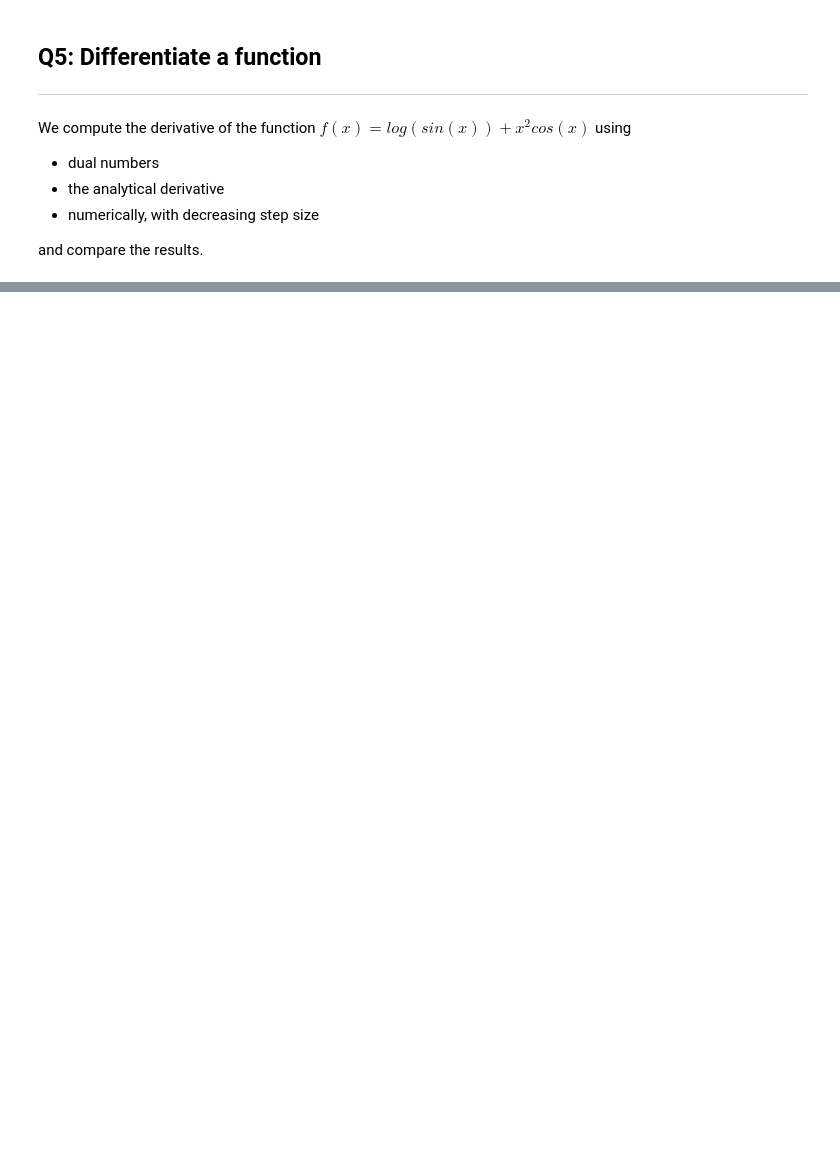
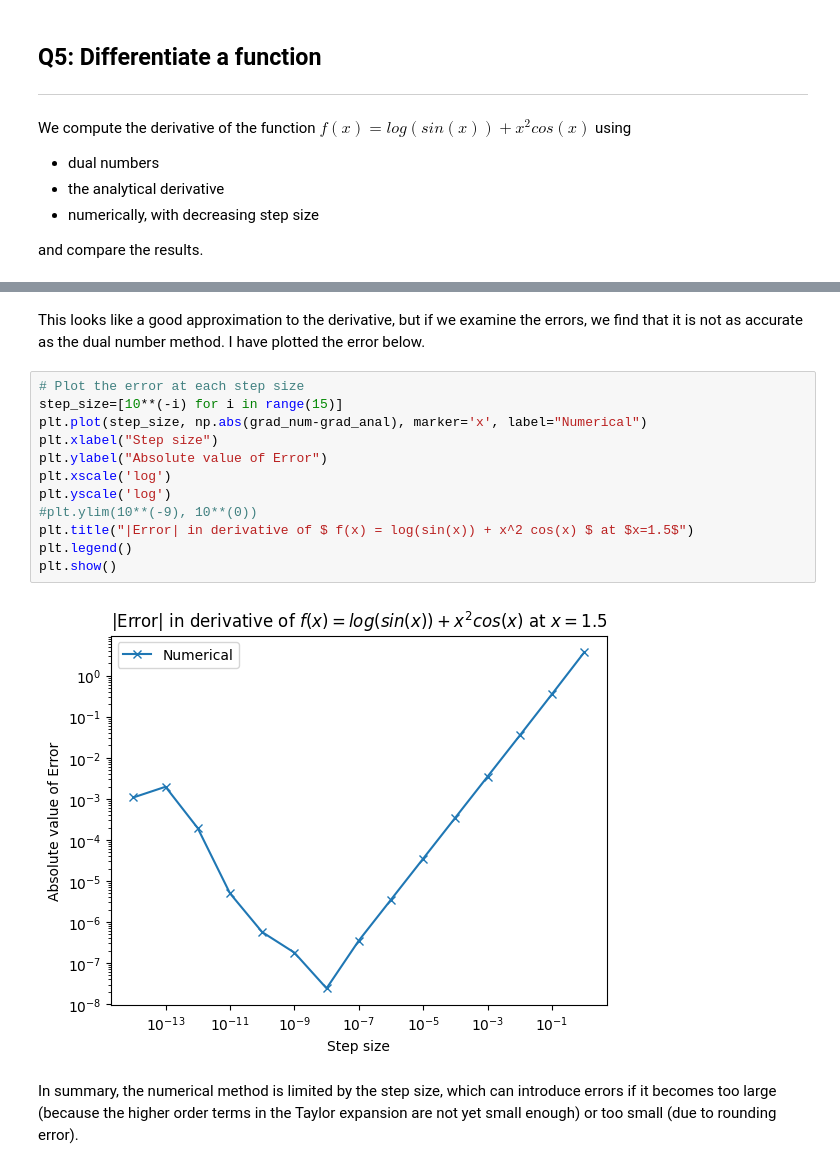
Before and after one commit to Fayzan03/C1_Coursework, a Jupyter notebook: results/example_diff.ipynb, the cells around one changed output, grey strips where cells are left out. Cells and saved outputs as stored; diff of their text form; blank space fills up the shorter version.

```diff
--- a/results/example_diff.ipynb
+++ b/results/example_diff.ipynb
@@ -64,0 +72,18 @@ plt.show()
+# %% [markdown]
+This looks like a good approximation to the derivative, but if we examine the errors, we find that it is not as accurate as the dual number method. I have plotted the error below.
+# %%
+# Plot the error at each step size
+step_size=[10**(-i) for i in range(15)]
+plt.plot(step_size, np.abs(grad_num-grad_anal), marker='x', label="Numerical")
+plt.xlabel("Step size")
+plt.ylabel("Absolute value of Error")
+plt.xscale('log')
+plt.yscale('log')
+#plt.ylim(10**(-9), 10**(0))
+plt.title("|Error| in derivative of $ f(x) = log(sin(x)) + x^2 cos(x) $ at $x=1.5$")
+plt.legend()
+plt.show()
+# %% [output]
+[figure, added]
+# %% [markdown]
+In summary, the numerical method is limited by the step size, which can introduce errors if it becomes too large (because the higher order terms in the Taylor expansion are not yet small enough) or too small (due to rounding error).
```
Also changed, not shown: parts of 8 cells of this notebook, 8 other files.
